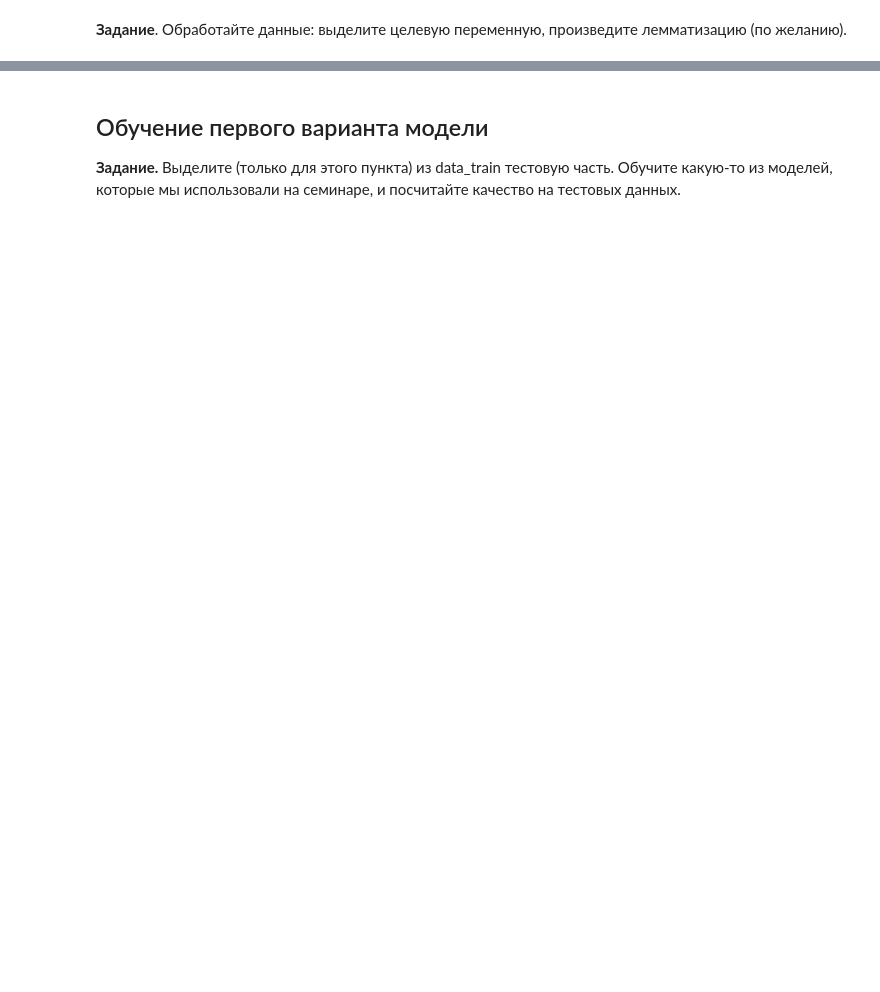
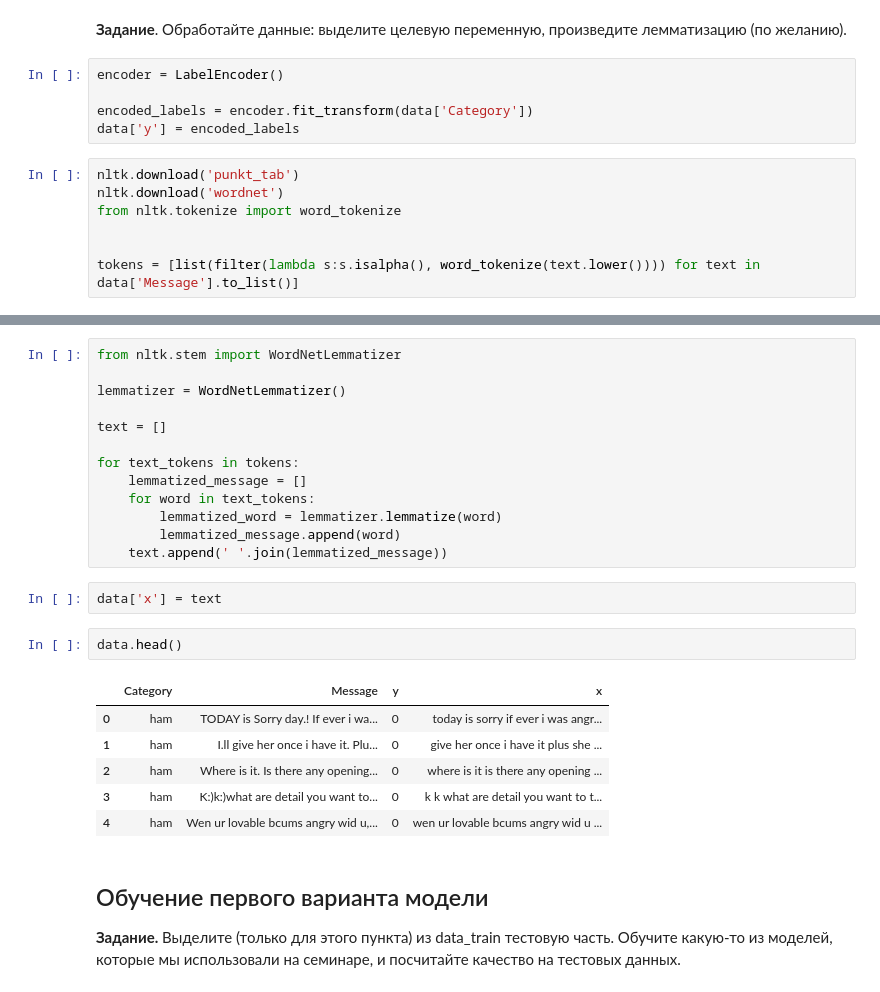
Before and after one commit to kovzanok/ml, a Jupyter notebook: hw_01_logistic_regression_for_text.ipynb, the cells around one changed output, grey strips where cells are left out. Saved outputs shown, nothing was run; the diff lists cells and outputs as text; blank space fills up the shorter version.

```diff
--- a/hw_01_logistic_regression_for_text.ipynb
+++ b/hw_01_logistic_regression_for_text.ipynb
@@ -74,2 +76,14 @@ data['Category'].hist()
 # %% [markdown]
 **Задание**. Обработайте данные: выделите целевую переменную, произведите лемматизацию (по желанию).
+# %%
+encoder = LabelEncoder()
+
+encoded_labels = encoder.fit_transform(data['Category'])
+data['y'] = encoded_labels
+# %%
+nltk.download('punkt_tab')
+nltk.download('wordnet')
+from nltk.tokenize import word_tokenize
+
+
+tokens = [list(filter(lambda s:s.isalpha(), word_tokenize(text.lower()))) for text in data['Message'].to_list()]
@@ -76,3 +95,27 @@ data['Category'].hist()
+# %%
+from nltk.stem import WordNetLemmatizer
+
+lemmatizer = WordNetLemmatizer()
+
+text = []
+
+for text_tokens in tokens:
+    lemmatized_message = []
+    for word in text_tokens:
+        lemmatized_word = lemmatizer.lemmatize(word)
+        lemmatized_message.append(word)
+    text.append(' '.join(lemmatized_message))
+# %%
+data['x'] = text
+# %%
+data.head()
+# %% [output]
+|  | Category | Message | y | x |
+| 0 | ham | TODAY is Sorry day.! If ever i wa... | 0 | today is sorry if ever i was angr... |
+| 1 | ham | I.ll give her once i have it. Plu... | 0 | give her once i have it plus she ... |
+| 2 | ham | Where is it. Is there any opening... | 0 | where is it is there any opening ... |
+| 3 | ham | K:)k:)what are detail you want to... | 0 | k k what are detail you want to t... |
+| 4 | ham | Wen ur lovable bcums angry wid u,... | 0 | wen ur lovable bcums angry wid u ... |
 # %% [markdown]
 ## Обучение первого варианта модели
 **Задание.** Выделите (только для этого пункта) из data_train тестовую часть. Обучите какую-то из моделей, которые мы использовали на семинаре, и посчитайте качество на тестовых данных.
```
Also changed, not shown: parts of 9 cells of this notebook.
